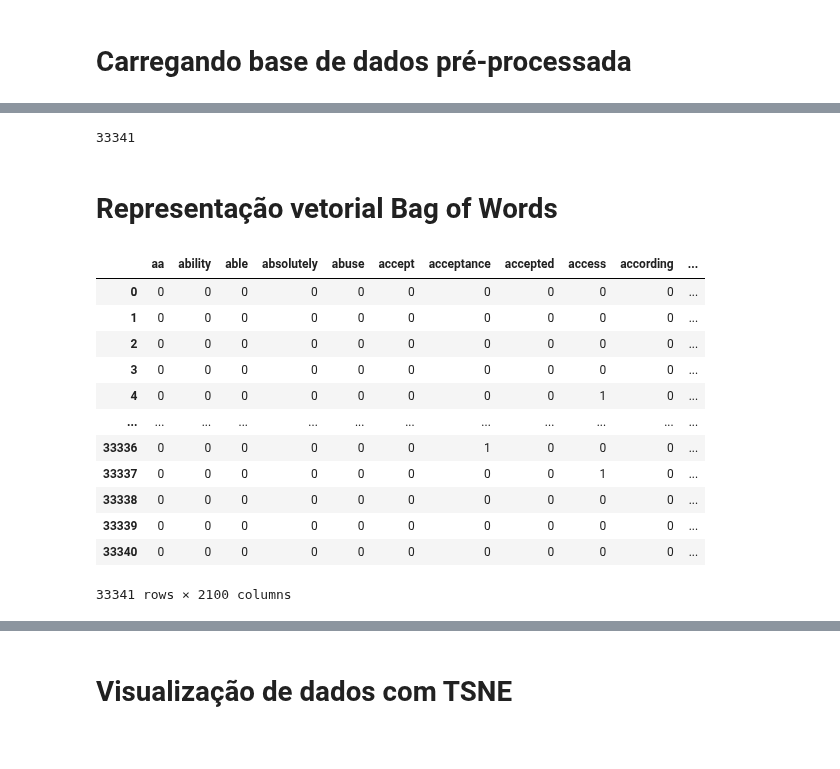
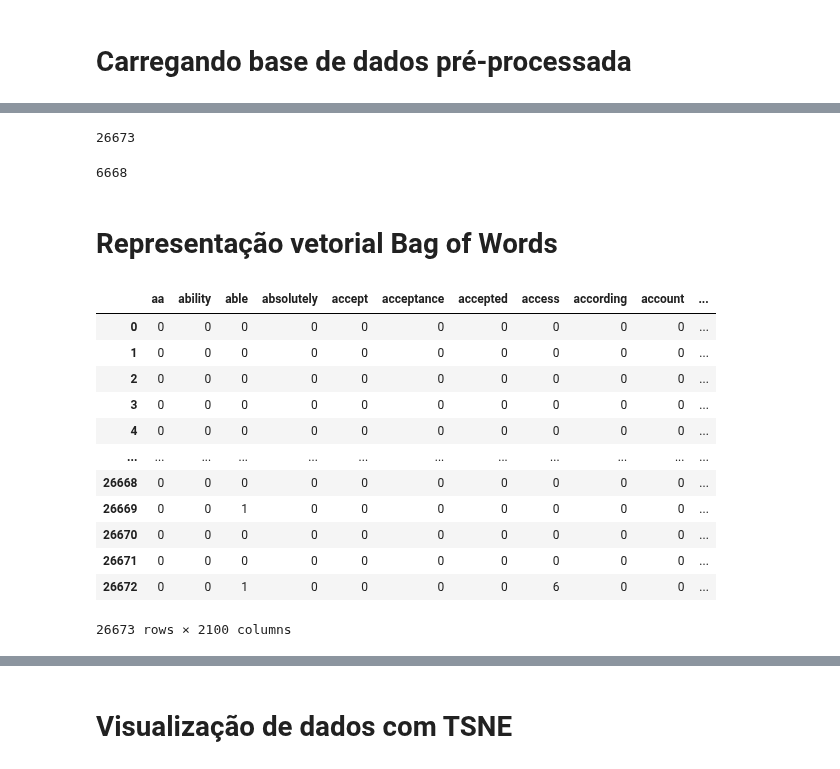
Before and after one commit to PlayerGhost/ciencia_de_dados_data_analysis, a Jupyter notebook: modelos/MLP/email_classification_BagOfWords.ipynb, the cells around one changed output, grey strips where cells are left out. Saved outputs shown, nothing was run; the diff lists cells and outputs as text; code cells hidden in the pictures.

```diff
--- a/modelos/MLP/email_classification_BagOfWords.ipynb
+++ b/modelos/MLP/email_classification_BagOfWords.ipynb
@@ -14,11 +14,11 @@ import seaborn as sns
 # %% [markdown]
 # Carregando base de dados  pré-processada
 # %%
-database = pd.read_csv("../../Database/dataBaseWithNER.csv")
+trainSet = pd.read_csv("../../Database/emailsTrainSet.csv")
+trainSet = trainSet.drop(columns=["Unnamed: 0"])
+trainSet = trainSet.dropna()
+trainTarget = trainSet["target"].array
 
-database = database.drop(columns=["Unnamed: 0"])
-database = database.dropna()
-target = database["target"].array
-database
+trainSet
 # %% [output]
 |  | email | target |
@@ -37,4 +58,4 @@ database
 # %%
-emailsText = []
-for email in database["email"]:
-    emailsText.append(email)
+emailsTextTrain = []
+for email in trainSet["email"]:
+    emailsTextTrain.append(email)
@@ -41,27 +66,31 @@ for email in database["email"]:
 # %%
-print(len(emailsText))
+print(len(emailsTextTrain))
 # %% [output]
-33341
+26673
+# %%
+print(len(emailsTextTest))
+# %% [output]
+6668
 # %% [markdown]
 # Representação vetorial Bag of Words
 # %%
-vectorizer = CountVectorizer(max_features=2100)
-X = vectorizer.fit_transform(emailsText)
+vectorizerTrain = CountVectorizer(max_features=2100)
+XTrain = vectorizerTrain.fit_transform(emailsTextTrain)
 
-bag = pd.DataFrame(X.toarray(),columns=vectorizer.get_feature_names())
+bagTrain = pd.DataFrame(XTrain.toarray(),columns=vectorizerTrain.get_feature_names())
 
-bag
+bagTrain
 # %% [output]
-|  | aa | ability | able | absolutely | abuse | accept | acceptance | accepted | access | according | ... |
+|  | aa | ability | able | absolutely | accept | acceptance | accepted | access | according | account | ... |
 | 0 | 0 | 0 | 0 | 0 | 0 | 0 | 0 | 0 | 0 | 0 | ... |
 | 1 | 0 | 0 | 0 | 0 | 0 | 0 | 0 | 0 | 0 | 0 | ... |
 | 2 | 0 | 0 | 0 | 0 | 0 | 0 | 0 | 0 | 0 | 0 | ... |
 | 3 | 0 | 0 | 0 | 0 | 0 | 0 | 0 | 0 | 0 | 0 | ... |
-| 4 | 0 | 0 | 0 | 0 | 0 | 0 | 0 | 0 | 1 | 0 | ... |
+| 4 | 0 | 0 | 0 | 0 | 0 | 0 | 0 | 0 | 0 | 0 | ... |
 | ... | ... | ... | ... | ... | ... | ... | ... | ... | ... | ... | ... |
-| 33336 | 0 | 0 | 0 | 0 | 0 | 0 | 1 | 0 | 0 | 0 | ... |
-| 33337 | 0 | 0 | 0 | 0 | 0 | 0 | 0 | 0 | 1 | 0 | ... |
-| 33338 | 0 | 0 | 0 | 0 | 0 | 0 | 0 | 0 | 0 | 0 | ... |
-| 33339 | 0 | 0 | 0 | 0 | 0 | 0 | 0 | 0 | 0 | 0 | ... |
-| 33340 | 0 | 0 | 0 | 0 | 0 | 0 | 0 | 0 | 0 | 0 | ... |
+| 26668 | 0 | 0 | 0 | 0 | 0 | 0 | 0 | 0 | 0 | 0 | ... |
+| 26669 | 0 | 0 | 1 | 0 | 0 | 0 | 0 | 0 | 0 | 0 | ... |
+| 26670 | 0 | 0 | 0 | 0 | 0 | 0 | 0 | 0 | 0 | 0 | ... |
+| 26671 | 0 | 0 | 0 | 0 | 0 | 0 | 0 | 0 | 0 | 0 | ... |
+| 26672 | 0 | 0 | 1 | 0 | 0 | 0 | 0 | 6 | 0 | 0 | ... |
-33341 rows × 2100 columns
+26673 rows × 2100 columns
```
Also changed, not shown: parts of 14 cells of this notebook, 8 other files.
